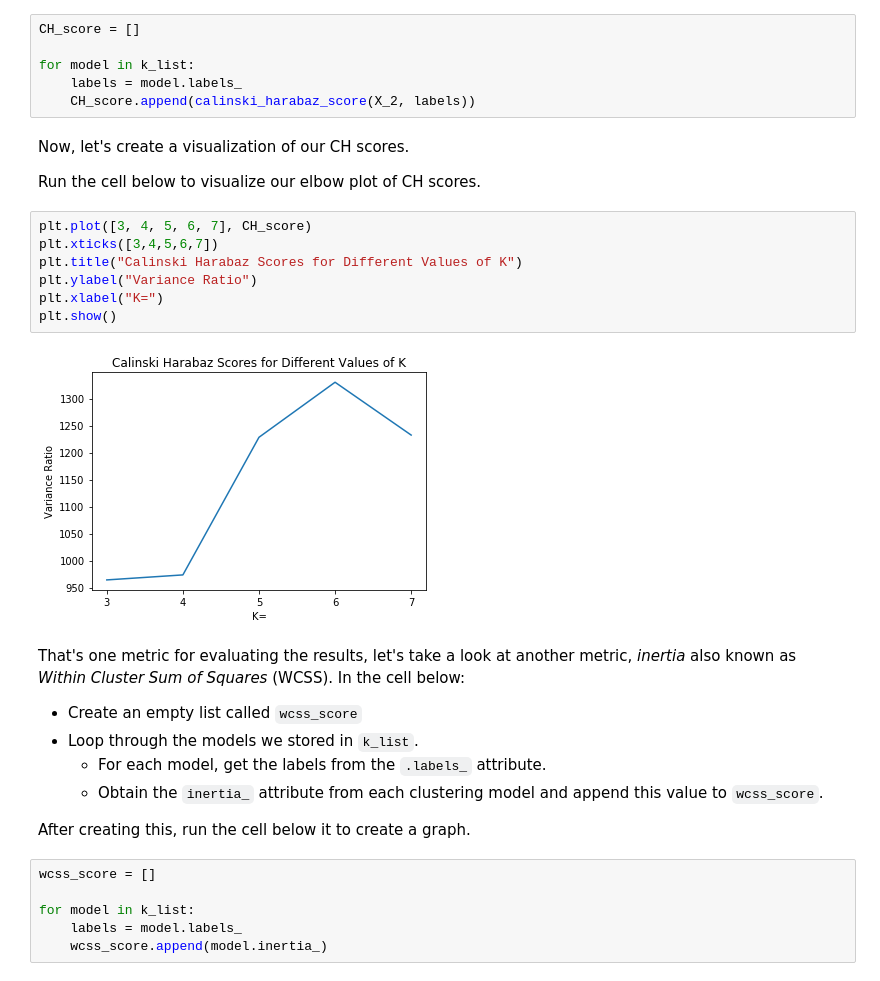
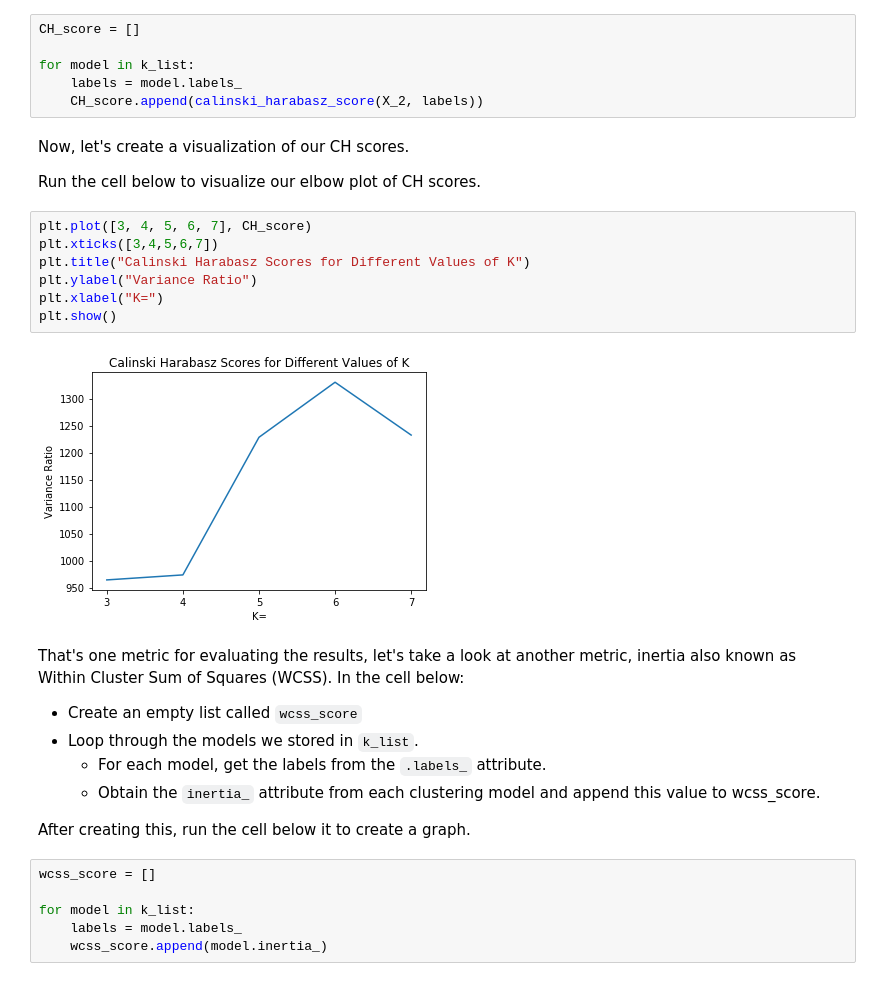
Before and after one commit to learn-co-curriculum/dsc-k-means-clustering-lab, a Jupyter notebook: index.ipynb, the cells around one changed output. Drawn from its saved outputs; the diff is of its cells as text.

```diff
--- a/index.ipynb
+++ b/index.ipynb
@@ -182,7 +182,7 @@ CH_score = []
 
 for model in k_list:
     labels = model.labels_
-    CH_score.append(calinski_harabaz_score(X_2, labels))
+    CH_score.append(calinski_harabasz_score(X_2, labels))
 # %% [markdown]
 Now, let's create a visualization of our CH scores.
 
@@ -190,19 +190,19 @@ Run the cell below to visualize our elbow plot of CH scores.
 # %%
 plt.plot([3, 4, 5, 6, 7], CH_score)
 plt.xticks([3,4,5,6,7])
-plt.title("Calinski Harabaz Scores for Different Values of K")
+plt.title("Calinski Harabasz Scores for Different Values of K")
 plt.ylabel("Variance Ratio")
 plt.xlabel("K=")
 plt.show()
 # %% [output]
-[figure, old version]
+[figure, new version]
 # %% [markdown]
-That's one metric for evaluating the results, let's take a look at another metric, _inertia_ also known as _Within Cluster Sum of Squares_ (WCSS). In the cell below:
+That's one metric for evaluating the results, let's take a look at another metric, inertia also known as Within Cluster Sum of Squares (WCSS). In the cell below:
 
 * Create an empty list called `wcss_score`
 * Loop through the models we stored in `k_list`.
     * For each model, get the labels from the `.labels_` attribute.
-    * Obtain the `inertia_` attribute from each clustering model and append this value to `wcss_score`.
+    * Obtain the `inertia_` attribute from each clustering model and append this value to wcss_score.
 
 After creating this, run the cell below it to create a graph.
 # %%
```
Also changed, not shown: parts of 13 cells of this notebook, 8 other files.
